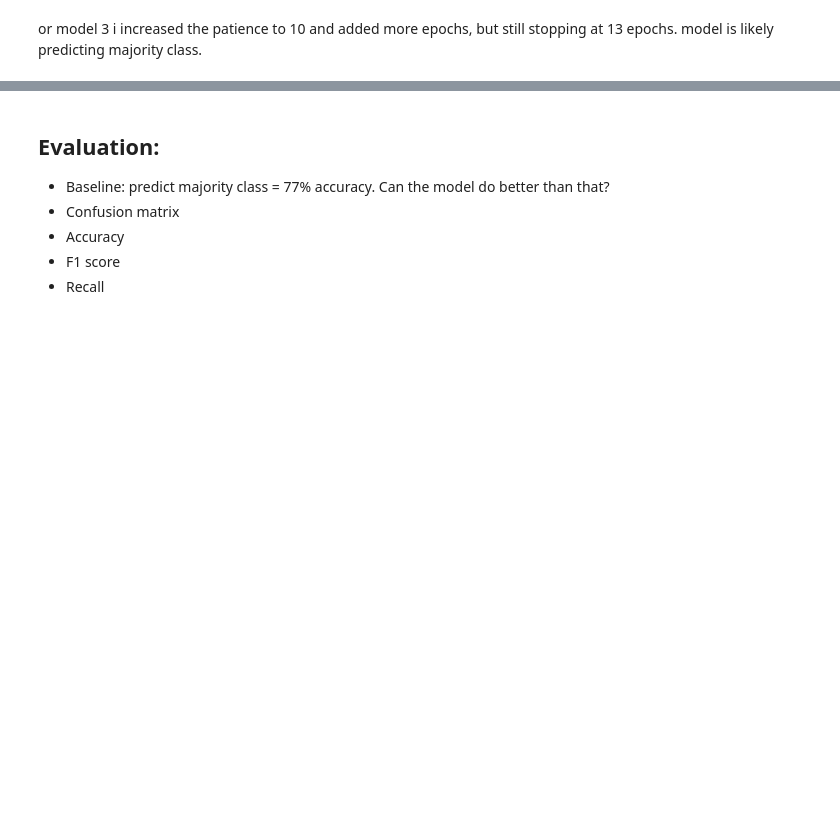
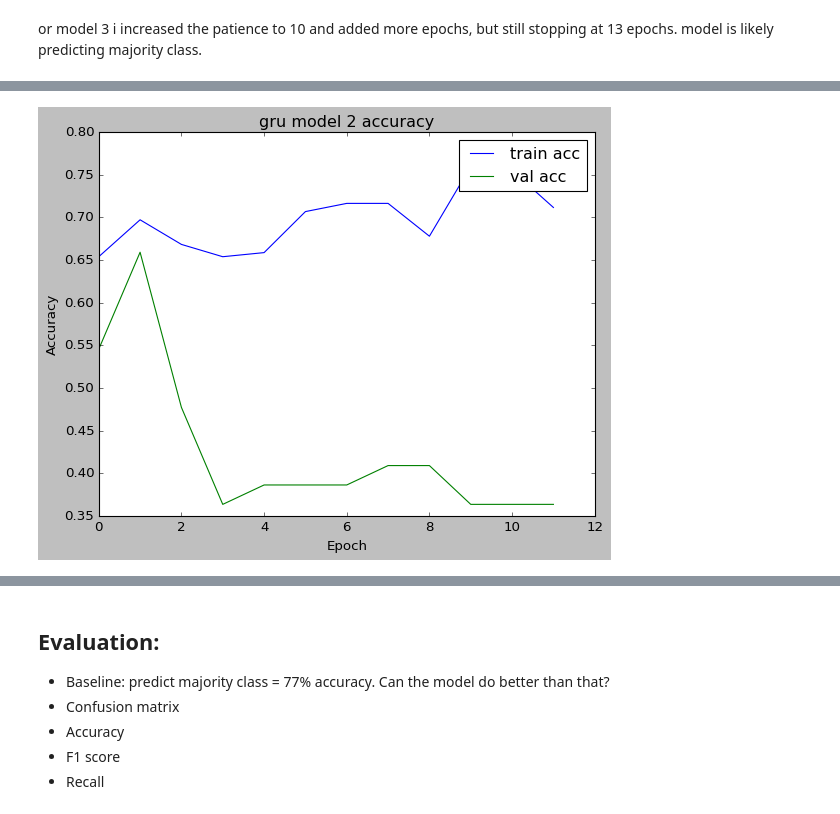
Before and after one commit to FleaBusyBeeBergs/dtsa5511-final-project, a Jupyter notebook: dtsa5511_final_project.ipynb, the cells around one changed output, grey strips where cells are left out. Cells and saved outputs as stored; diff of their text form; code cells hidden in the pictures; blank space fills up the shorter version.

```diff
--- a/dtsa5511_final_project.ipynb
+++ b/dtsa5511_final_project.ipynb
@@ -1337,0 +1507,17 @@ plt.show()
+# %%
+early_stop = EarlyStopping(monitor='val_loss',
+                           patience=10,
+                           restore_best_weights=True)
+
+reduce_lr = ReduceLROnPlateau(monitor='val_loss',
+                              factor=0.5,
+                              patience=3,
+                              verbose=1)
+
+history2_gru = model2_gru.fit(X_train_seq,
+                                y_train_seq,
+                                epochs=50,
+                                batch_size=32,
+                                validation_data=(X_test_seq, y_test_seq),
+                                class_weight=class_weights,
+                                callbacks=[early_stop, reduce_lr])
@@ -1337,0 +1542,10 @@ plt.show()
+# %%
+plt.plot(history2_gru.history['accuracy'], label='train acc')
+plt.plot(history2_gru.history['val_accuracy'], label='val acc')
+plt.xlabel('Epoch')
+plt.ylabel('Accuracy')
+plt.legend()
+plt.title('gru model 2 accuracy')
+plt.show()
+# %% [output]
+[figure, added]
```
Also changed, not shown: parts of 43 cells of this notebook.
